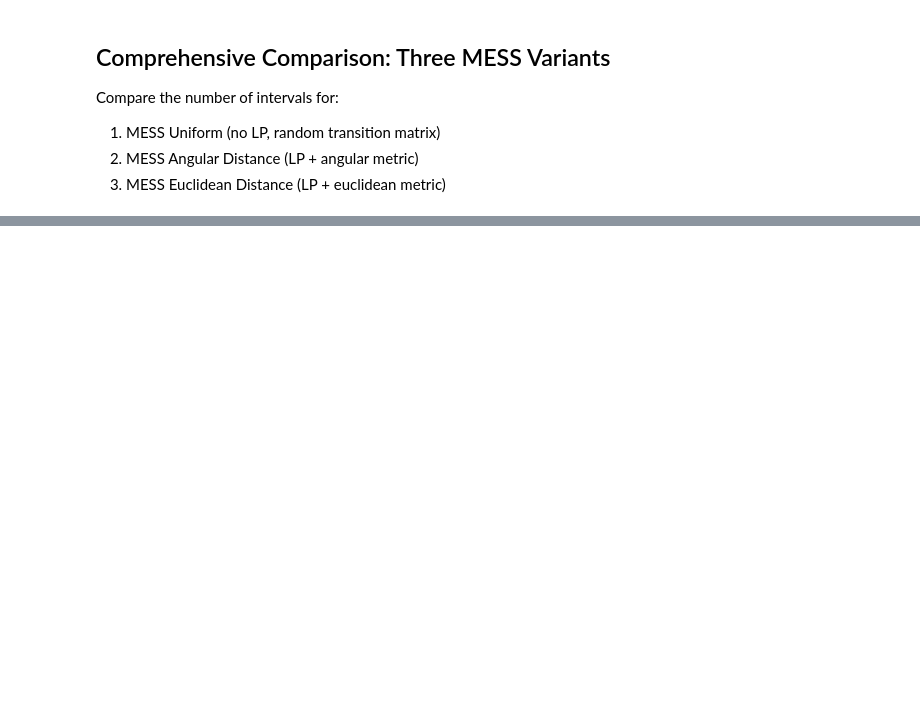
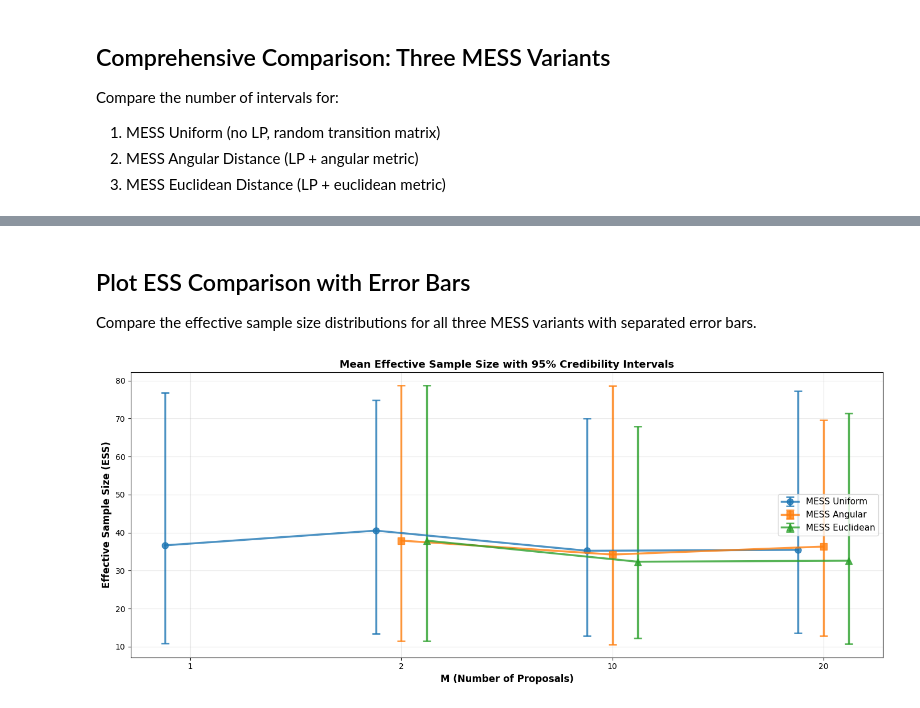
Before and after one commit to guillerminasenn/mess-internal, a Jupyter notebook: notebooks/06_mess_uniform_varying_m.ipynb, the cells around one changed output, grey strips where cells are left out. Cells and saved outputs as stored; diff of their text form; code cells hidden in the pictures; blank space fills up the shorter version.

```diff
--- a/notebooks/06_mess_uniform_varying_m.ipynb
+++ b/notebooks/06_mess_uniform_varying_m.ipynb
@@ -686,0 +839,69 @@ M        Method             Mean         Median       Std Dev      Min
+# %% [markdown]
+## Plot ESS Comparison with Error Bars
+
+Compare the effective sample size distributions for all three MESS variants with separated error bars.
+# %%
+# Convert ESS results to arrays for plotting
+uniform_ess_means = np.array(ess_results['uniform_ess_mean'])
+uniform_ess_ci_lower = np.array(ess_results['uniform_ess_ci_lower'])
+uniform_ess_ci_upper = np.array(ess_results['uniform_ess_ci_upper'])
+uniform_ess_error = [uniform_ess_means - uniform_ess_ci_lower, uniform_ess_ci_upper - uniform_ess_means]
+
+angular_ess_means = np.array(ess_results['angular_ess_mean'])
+angular_ess_ci_lower = np.array(ess_results['angular_ess_ci_lower'])
+angular_ess_ci_upper = np.array(ess_results['angular_ess_ci_upper'])
+angular_ess_error = [angular_ess_means - angular_ess_ci_lower, angular_ess_ci_upper - angular_ess_means]
+
+euclidean_ess_means = np.array(ess_results['euclidean_ess_mean'])
+euclidean_ess_ci_lower = np.array(ess_results['euclidean_ess_ci_lower'])
+euclidean_ess_ci_upper = np.array(ess_results['euclidean_ess_ci_upper'])
+euclidean_ess_error = [euclidean_ess_means - euclidean_ess_ci_lower, euclidean_ess_ci_upper - euclidean_ess_means]
+
+# Create figure for ESS comparison
+fig, ax = plt.subplots(figsize=(14, 6))
+
+# Create x-positions for separated error bars
+num_M = len(M_compare)
+x_base = np.arange(num_M)
+offset = 0.12
+
+# Plot the curves with error bars - separated
+ax.errorbar(x_base - offset, uniform_ess_means, yerr=uniform_ess_error, fmt='o-', linewidth=2.5, markersize=8,
+            label='MESS Uniform', color='#1f77b4', capsize=5, capthick=2, alpha=0.8)
+ax.errorbar(x_base, angular_ess_means, yerr=angular_ess_error, fmt='s-', linewidth=2.5, markersize=8,
+            label='MESS Angular', color='#ff7f0e', capsize=5, capthick=2, alpha=0.8)
+ax.errorbar(x_base + offset, euclidean_ess_means, yerr=euclidean_ess_error, fmt='^-', linewidth=2.5, markersize=8,
+            label='MESS Euclidean', color='#2ca02c', capsize=5, capthick=2, alpha=0.8)
+
+ax.set_xticks(x_base)
+ax.set_xticklabels([str(int(M)) for M in M_compare])
+ax.set_xlabel('M (Number of Proposals)', fontsize=12, fontweight='bold')
+ax.set_ylabel('Effective Sample Size (ESS)', fontsize=12, fontweight='bold')
+ax.set_title('Mean Effective Sample Size with 95% Credibility Intervals', fontsize=13, fontweight='bold')
+ax.legend(fontsize=11, loc='best')
+ax.grid(True, alpha=0.3)
+
+plt.tight_layout()
+plt.show()
+
+# Print detailed ESS comparison table
+print("\nDetailed ESS Comparison Table:")
+print("="*120)
+print(f"{'M':<8} {'Method':<18} {'Mean ESS':<15} {'95% CI Lower':<15} {'95% CI Upper':<15}")
+print("="*120)
+for i, M in enumerate(M_compare):
+    # Uniform
+    print(f"{M:<8} {'MESS Uniform':<18} {uniform_ess_means[i]:<15.2f} {uniform_ess_ci_lower[i]:<15.2f} {uniform_ess_ci_upper[i]:<15.2f}")
+
+    # Angular
+    if M > 1:
+        print(f"{'':<8} {'MESS Angular':<18} {angular_ess_means[i]:<15.2f} {angular_ess_ci_lower[i]:<15.2f} {angular_ess_ci_upper[i]:<15.2f}")
+
+    # Euclidean
+    if M > 1:
+        print(f"{'':<8} {'MESS Euclidean':<18} {euclidean_ess_means[i]:<15.2f} {euclidean_ess_ci_lower[i]:<15.2f} {euclidean_ess_ci_upper[i]:<15.2f}")
+
+    print("-"*120)
+print("="*120)
+# %% [output]
+[figure, added]
```
Also changed, not shown: parts of 24 cells of this notebook, 10 other files.
